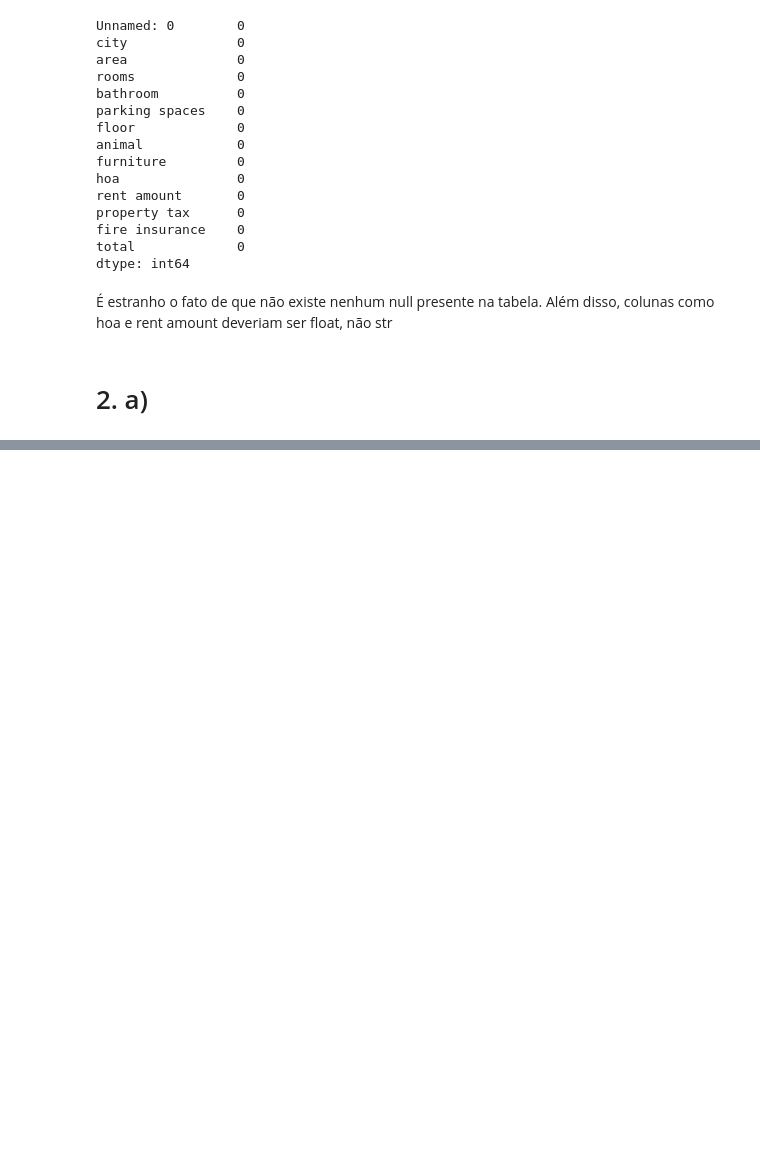
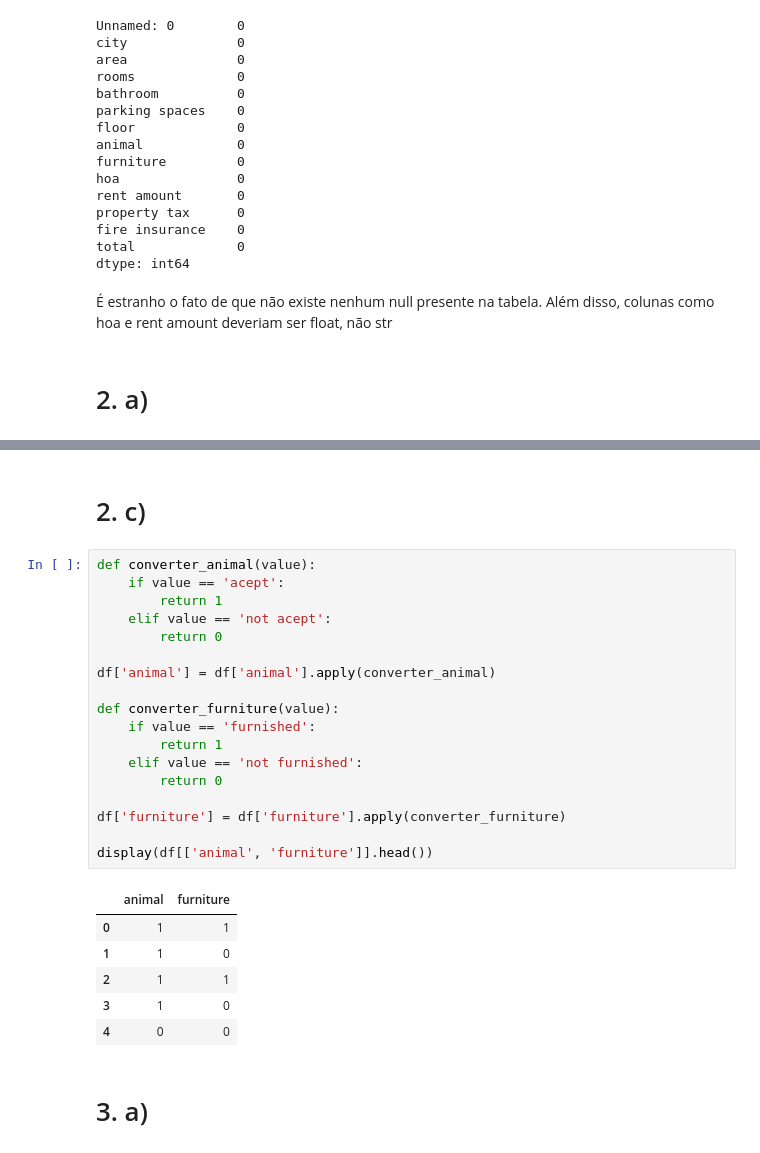
Before and after one commit to arthur-bbm/IA_I1_3TRI, a Jupyter notebook: i1.ipynb, the cells around one changed output, grey strips where cells are left out. Drawn from its saved outputs; the diff is of its cells as text; blank space fills up the shorter version.

```diff
--- a/i1.ipynb
+++ b/i1.ipynb
@@ -67,0 +135,29 @@ def conversao(x):
+# %% [markdown]
+# 2. c)
+# %%
+def converter_animal(value):
+    if value == 'acept':
+        return 1
+    elif value == 'not acept':
+        return 0
+
+df['animal'] = df['animal'].apply(converter_animal)
+
+def converter_furniture(value):
+    if value == 'furnished':
+        return 1
+    elif value == 'not furnished':
+        return 0
+
+df['furniture'] = df['furniture'].apply(converter_furniture)
+
+display(df[['animal', 'furniture']].head())
+# %% [output]
+|  | animal | furniture |
+| 0 | 1 | 1 |
+| 1 | 1 | 0 |
+| 2 | 1 | 1 |
+| 3 | 1 | 0 |
+| 4 | 0 | 0 |
+# %% [markdown]
+# 3. a)
```
Also changed, not shown: parts of 15 cells of this notebook.
